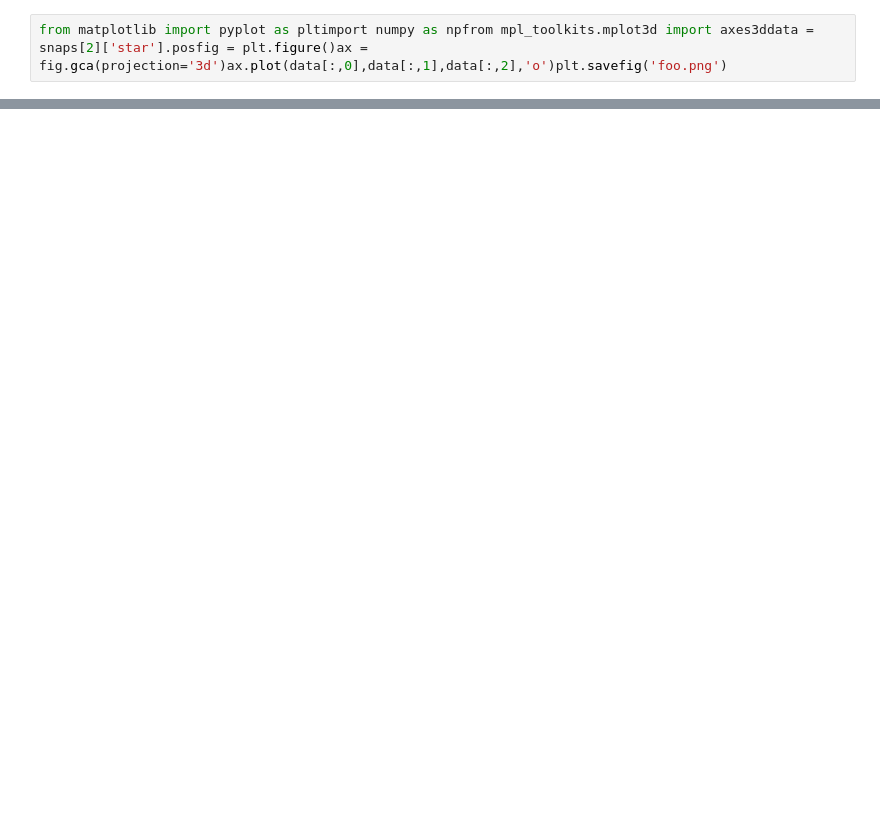
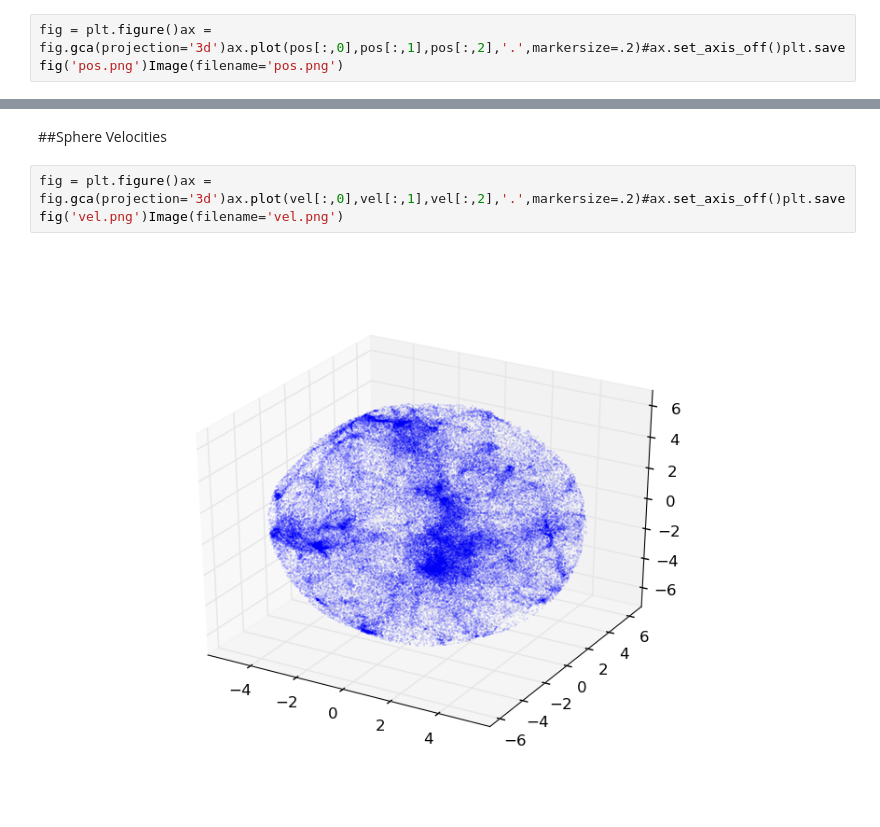
Before and after one commit to fizxmike/bonsai_phys241, a Jupyter notebook: Plummer.ipynb, the cells around one changed output, grey strips where cells are left out. Cells and saved outputs as stored; diff of their text form; blank space fills up the shorter version.

```diff
--- a/Plummer.ipynb
+++ b/Plummer.ipynb
@@ -15,2 +11,2 @@ Loading Header (data/plummer_snap__000001):Simulation Time: 1nTot: 1000, nDim: 3
 # %%
-from matplotlib import pyplot as pltimport numpy as npfrom mpl_toolkits.mplot3d import axes3ddata = snaps[2]['star'].posfig = plt.figure()ax = fig.gca(projection='3d')ax.plot(data[:,0],data[:,1],data[:,2],'o')plt.savefig('foo.png')
+fig = plt.figure()ax = fig.gca(projection='3d')ax.plot(pos[:,0],pos[:,1],pos[:,2],'.',markersize=.2)#ax.set_axis_off()plt.savefig('pos.png')Image(filename='pos.png')
@@ -16,0 +15,6 @@ from matplotlib import pyplot as pltimport numpy as npfrom mpl_toolkits.mplot3d
+# %% [markdown]
+##Sphere Velocities
+# %%
+fig = plt.figure()ax = fig.gca(projection='3d')ax.plot(vel[:,0],vel[:,1],vel[:,2],'.',markersize=.2)#ax.set_axis_off()plt.savefig('vel.png')Image(filename='vel.png')
+# %% [output]
+[figure, added]
```
Also changed, not shown: parts of 23 cells of this notebook, 1 other file.
